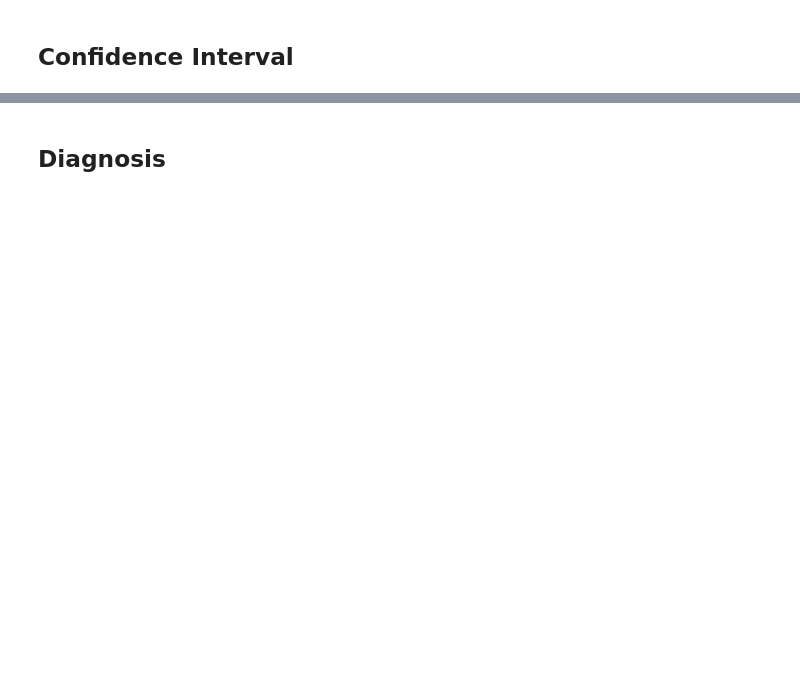
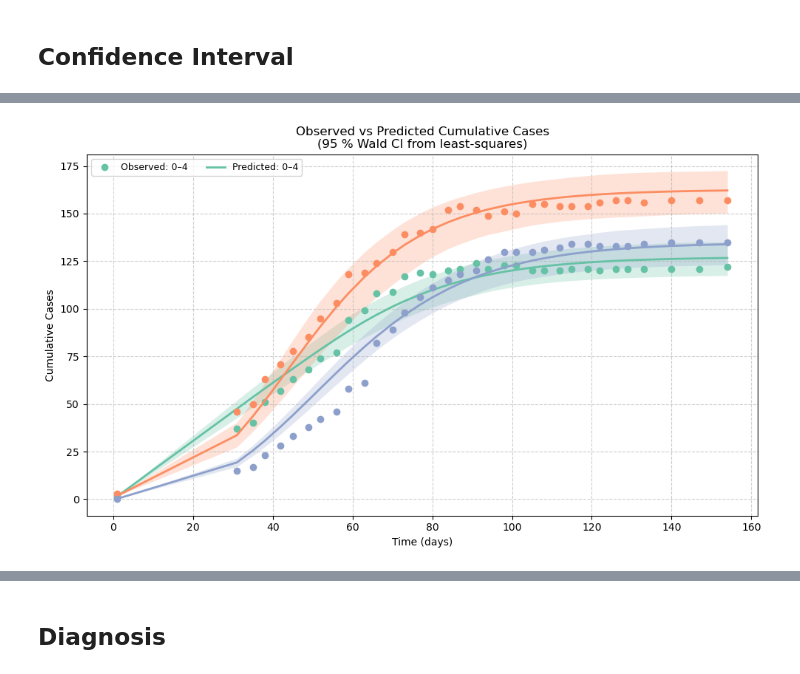
Before and after one commit to bpeng001/Measles, a Jupyter notebook: Genetic_algorithm.ipynb, the cells around one changed output, grey strips where cells are left out. Cells and saved outputs as stored; diff of their text form; code cells hidden in the pictures; blank space fills up the shorter version.

```diff
--- a/Genetic_algorithm.ipynb
+++ b/Genetic_algorithm.ipynb
@@ -490,0 +366,91 @@ plt.show()
+# %%
+# Try a non-linear least-squares method
+from scipy.optimize import least_squares
+from scipy.stats import t, multivariate_normal as mvn
+
+# ---------------------------------------------------------------
+# Non-linear Least–squares refinement (nlinfit analogue)
+# Re-optimises in case GA is off by a hair.
+# Returns J, the sensitivity of each residual to each parameter
+# ---------------------------------------------------------------
+#Taylor’s power law (around beta/2)
+eps          = 1e-6                       # avoid divide-by-zero
+#weight  = 1.0 / np.sqrt(obs_cum + eps)   # (n_obs, n_age)
+weight  = 1.0 / (obs_cum/rep + eps)**1.1
+
+#def resid(theta_vec):
+#    return (predict_cum(theta_vec) - obs_cum).ravel()   # flatten to 1-D
+def resid_wls(theta_vec):
+    pred = predict_cum(theta_vec)         # (n_obs, n_age)
+    wr   = (pred - obs_cum) * weight # weight each residual
+    return wr.ravel()                     # (n_obs*n_age,)
+
+#res = least_squares(resid, best_par, method="trf", jac="2-point",
+res = least_squares(
+        resid_wls,
+        x0      = best,
+        bounds  = ([0.01,0.01,0.01,0.01, 1], [6,6,6,0.99,ts_cases[0]-1e-3]),
+        method  = "trf",
+        jac     = "2-point"
+)
+
+theta_hat = best  #res.x
+J         = res.jac                 # (N_obs*n_age) × p
+N, p      = J.shape
+sse       = np.sum(res.fun**2)
+sigma2    = sse / (N - p)         #residual variance
+
+# Wald (nlparci-style) covariance
+cov_theta = sigma2 * np.linalg.inv(J.T @ J)
+
+# ---------------------------------------------------------------
+# 3.  Parameter draw cloud (1 000 draws from N(θ̂, Σ̂))
+# ---------------------------------------------------------------
+n_draws   = 1000
+rng       = np.random.default_rng(42)
+theta_draws = rng.multivariate_normal(theta_hat, cov_theta, size=n_draws)
+theta_draws[:,4] = np.clip(theta_draws[:,4], 1, 28) # Clip / reflect** t0 into range
+
+pred_stack = np.stack([predict_cum(th) for th in theta_draws])  # (n_draws,n_obs,n_age)
+
+pred_mean  = pred_cum
+pred_low   = np.percentile(pred_stack,  2.5, axis=0)
+pred_high  = np.percentile(pred_stack, 97.5, axis=0)
+
+# ---------------------------------------------------------------
+# 4.  Plot
+# ---------------------------------------------------------------
+age_labels = ['0–4', '5–17', '18+']
+colors     = plt.get_cmap('Set2')
+
+plt.figure(figsize=(10, 6))
+for k in range(pred_mean.shape[1]):
+    plt.fill_between(t_eval, pred_low[:, k], pred_high[:, k],
+                     color=colors(k), alpha=0.25, linewidth=0)
+    plt.plot(t_eval, obs_cum[:, k], 'o', markersize=6,
+             color=colors(k), label=f'Observed: {age_labels[k]}' if k==0 else None)
+    plt.plot(t_eval, pred_mean[:, k], '-', linewidth=2,
+             color=colors(k), label=f'Predicted: {age_labels[k]}' if k==0 else None)
+
+plt.xlabel('Time (days)')
+plt.ylabel('Cumulative Cases')
+plt.title('Observed vs Predicted Cumulative Cases\n(95 % Wald CI from least-squares)')
+plt.grid(True, linestyle='--', alpha=0.6)
+plt.legend(ncol=2, fontsize=9)
+plt.tight_layout()
+plt.show()
+
+# ---------------------------------------------------------------
+# 5.  Optional: print parameter CIs
+# ---------------------------------------------------------------
+alpha = 0.05
+tcrit = t.ppf(1 - alpha/2, df=N - p)
+ci_lo = theta_hat - tcrit * np.sqrt(np.diag(cov_theta))
+ci_hi = theta_hat + tcrit * np.sqrt(np.diag(cov_theta))
+param_names = ["β0", "β1", "β2", "con", "t0"]
+
+print("\nWald 95 % parameter CIs:")
+for name, lo, est, hi in zip(param_names, ci_lo, theta_hat, ci_hi):
+    print(f"{name:>3s}: {est:8.4f}  [{lo:8.4f}, {hi:8.4f}]")
+# %% [output]
+[figure, added]
```
Also changed, not shown: parts of 22 cells of this notebook, 1 other file.
